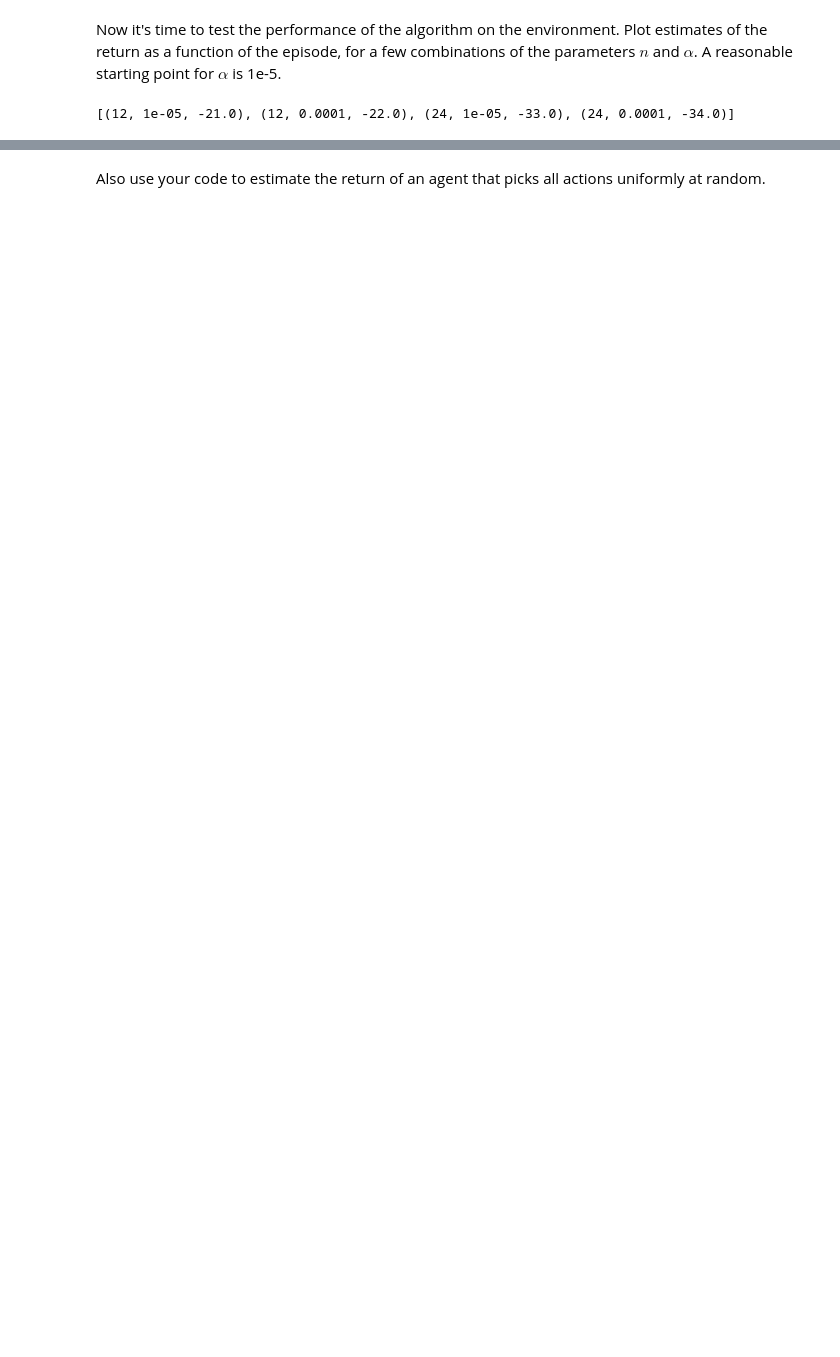
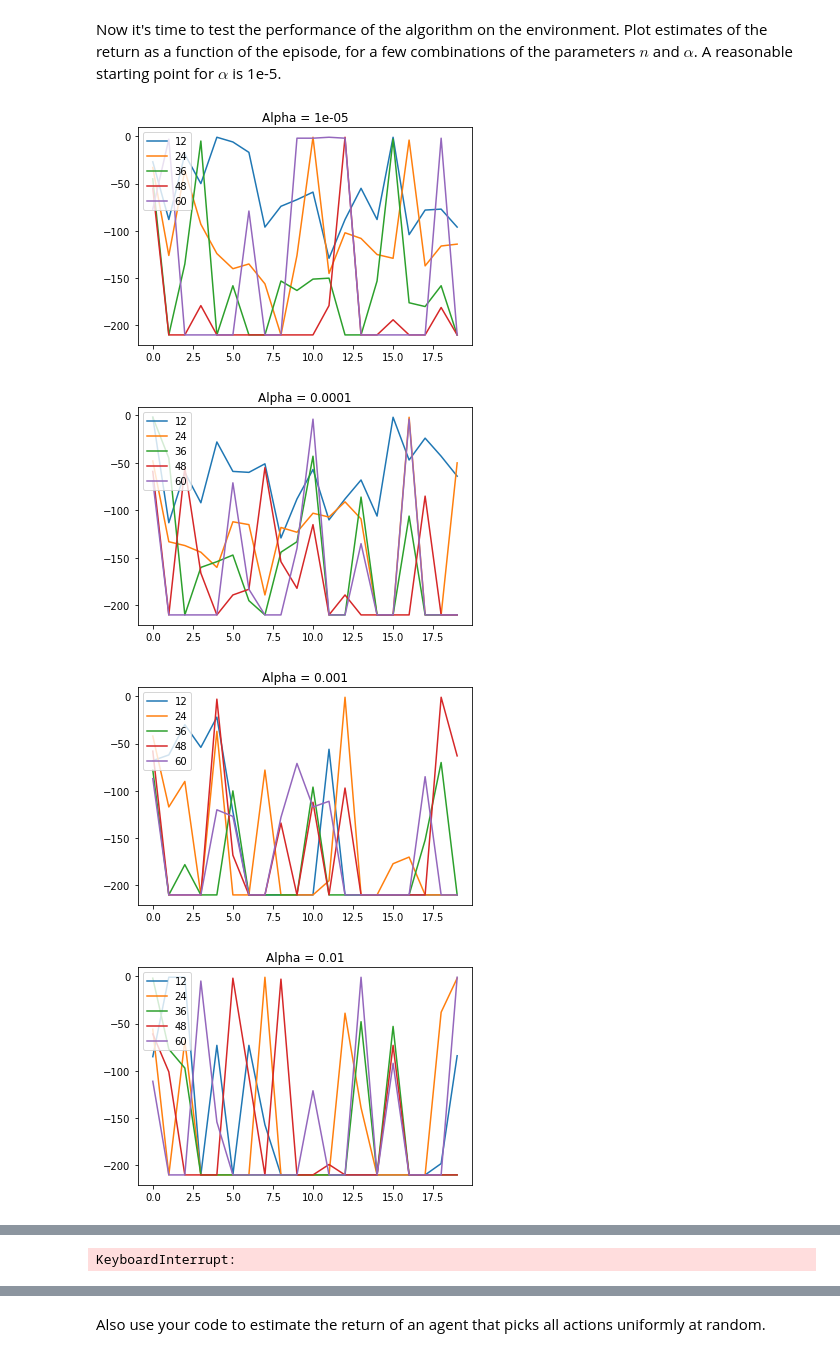
Before and after one commit to ottomattas/INFOMAML, a Jupyter notebook: Assignments/AML_assignment3.ipynb, the cells around one changed output, grey strips where cells are left out. Drawn from its saved outputs; the diff is of its cells as text; code cells hidden in the pictures; blank space fills up the shorter version.

Commit message:
Plotting of different alpha and n values

```diff
--- a/Assignments/AML_assignment3.ipynb
+++ b/Assignments/AML_assignment3.ipynb
@@ -336,14 +336,31 @@ semi_gradient_n_step_q_learning(ValueFunction(1e-5), n=60, epsilon=0.1)
 Now it's time to test the performance of the algorithm on the environment. Plot estimates of the return as a function of the episode, for a few combinations of the parameters $n$ and $\alpha$. A reasonable starting point for $\alpha$ is 1e-5.
 # %%
 # Your code here
-alphas = [1e-5, 1e-4]#, 1e-3, 1e-2, 1e-1]
-nsteps = [12, 24]#, 36, 48, 60]
+alphas = [1e-5, 1e-4, 1e-3, 1e-2, 1e-1]
+nsteps = [12, 24, 36, 48, 60]
 estimates = []
-# %%
-for j in range(len(nsteps)):
-    for i in range(len(alphas)):
-        estimates.append((nsteps[j],alphas[i],semi_gradient_n_step_q_learning(ValueFunction(alphas[i]), n=nsteps[j], epsilon=.1)))
-
-print(estimates)
-# %% [output]
-[(12, 1e-05, -21.0), (12, 0.0001, -22.0), (24, 1e-05, -33.0), (24, 0.0001, -34.0)]
+# %%
+episodes = 20
+estimates = []
+plotdata = dict()
+
+for i in range(len(alphas)):
+    for j in range(len(nsteps)):
+        value_func = ValueFunction(alphas[i])
+        for ep in range(episodes):
+            estimate = semi_gradient_n_step_q_learning(value_func, n=nsteps[j], epsilon=.1)
+            estimates.append((ep, nsteps[j], alphas[i], estimate))
+            plotdata[ep] = estimate
+        plt.plot(list(plotdata.keys()), list(plotdata.values()), label=str(nsteps[j]))
+    plt.title("Alpha = " + str(alphas[i]))
+    plt.legend(loc="upper left")
+    plt.show()
+
+
+
+print(estimates)
+# %% [output]
+[figure, added]
+[figure, added]
+[figure, added]
+[figure, added]
@@ -349,0 +384 @@ print(estimates)
+KeyboardInterrupt:
```
Also changed, not shown: parts of 7 cells of this notebook.
